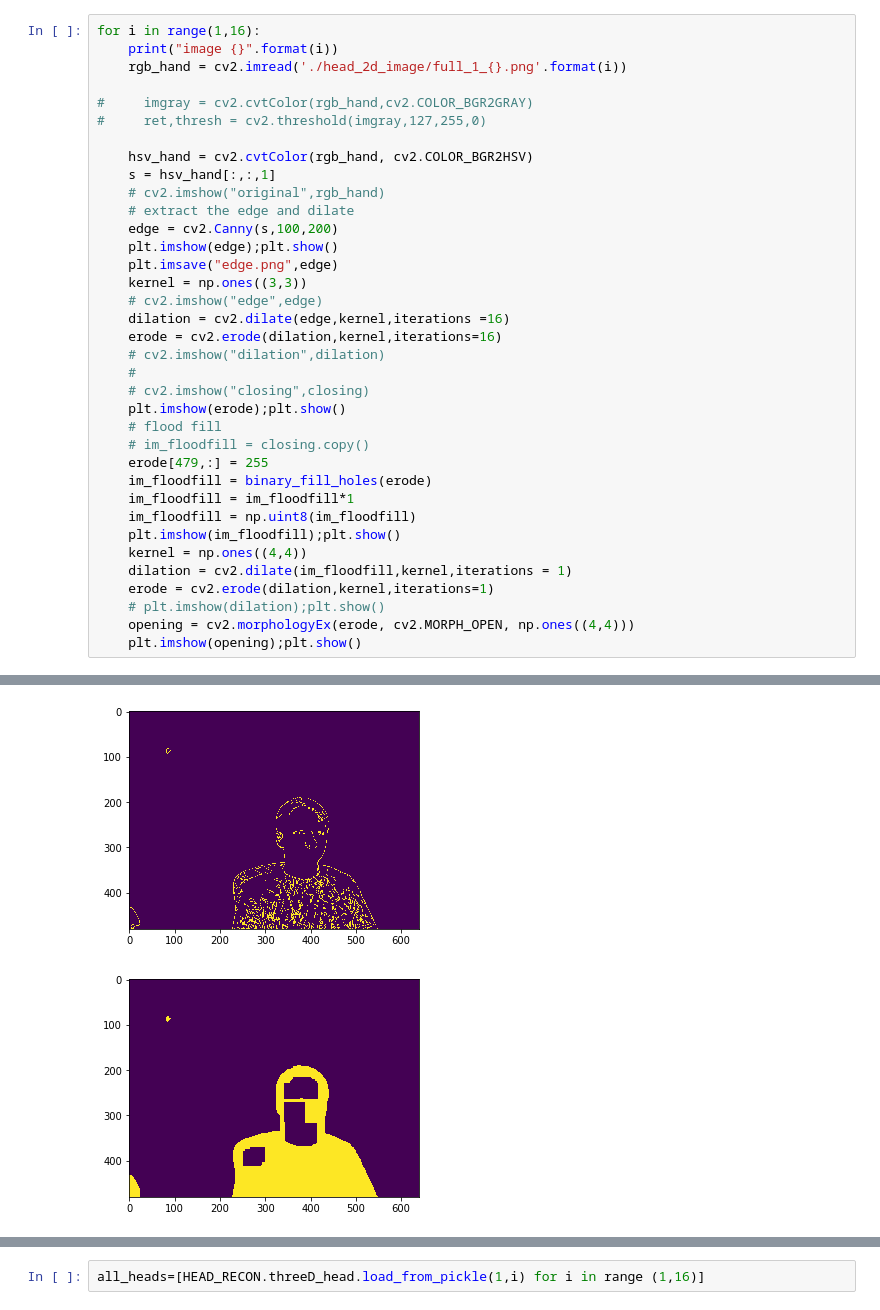
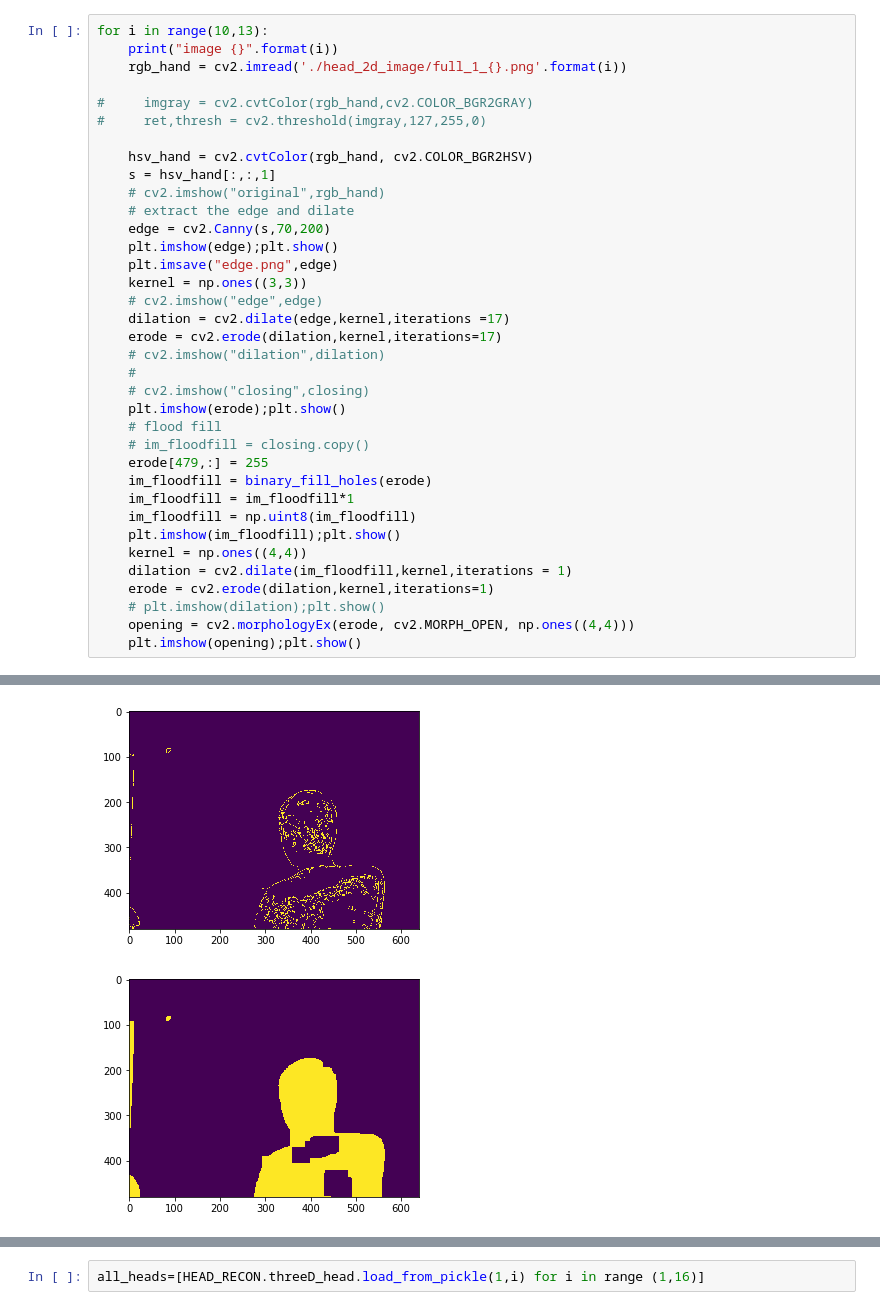
Before and after one commit to yichao-l/head_reconstruct, a Jupyter notebook: yichao-test.ipynb, the cells around one changed output, grey strips where cells are left out. Saved outputs shown, nothing was run; the diff lists cells and outputs as text.

```diff
--- a/yichao-test.ipynb
+++ b/yichao-test.ipynb
@@ -15,7 +15,7 @@ np.set_printoptions(threshold=sys.maxsize)
 [interactive output not drawn]
 [interactive output not drawn]
 # %%
-for i in range(1,16):
+for i in range(10,13):
     print("image {}".format(i))
     rgb_hand = cv2.imread('./head_2d_image/full_1_{}.png'.format(i))
 
@@ -26,13 +26,13 @@ for i in range(1,16):
     s = hsv_hand[:,:,1]
     # cv2.imshow("original",rgb_hand)
     # extract the edge and dilate
-    edge = cv2.Canny(s,100,200)
+    edge = cv2.Canny(s,70,200)
     plt.imshow(edge);plt.show()
     plt.imsave("edge.png",edge)
     kernel = np.ones((3,3))
     # cv2.imshow("edge",edge)
-    dilation = cv2.dilate(edge,kernel,iterations =16)
-    erode = cv2.erode(dilation,kernel,iterations=16)
+    dilation = cv2.dilate(edge,kernel,iterations =17)
+    erode = cv2.erode(dilation,kernel,iterations=17)
     # cv2.imshow("dilation",dilation)
     #
     # cv2.imshow("closing",closing)
@@ -60,2 +60,2 @@ image 2
-[figure, old version]
+[figure, new version]
-[figure, old version]
+[figure, new version]
```
Also changed, not shown: parts of 9 cells of this notebook, 5 other files.
